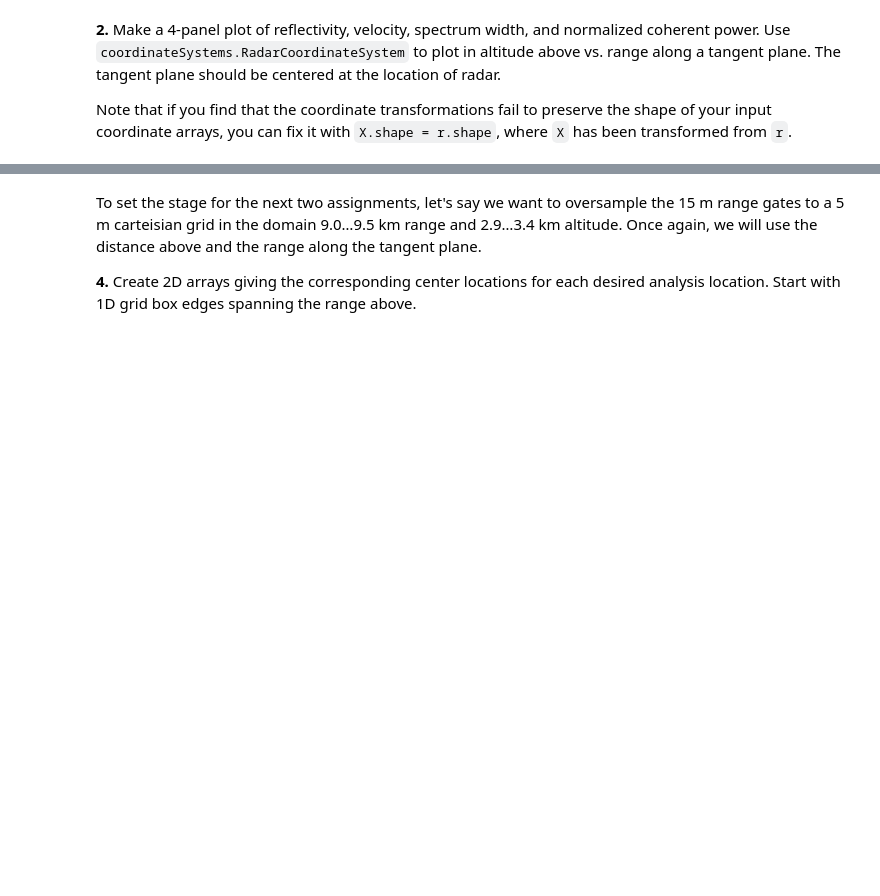
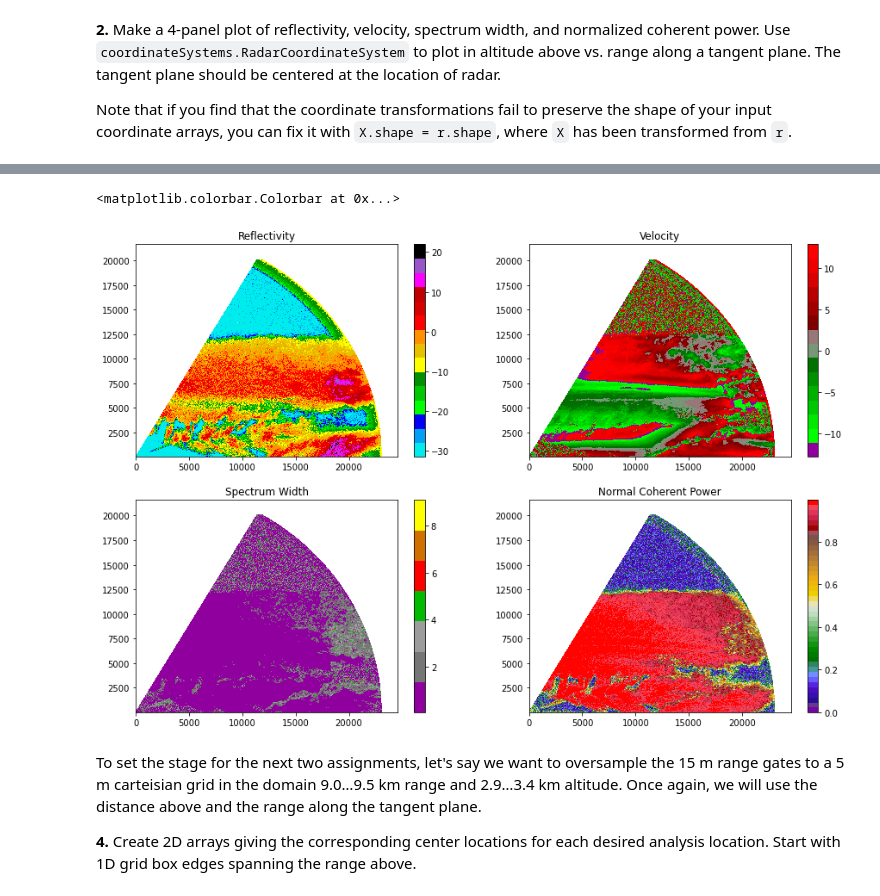
Before and after one commit to jillianndufort/Data-Fields, a Jupyter notebook: Homework 3-Dufort.ipynb, the cells around one changed output, grey strips where cells are left out. Cells and saved outputs as stored; diff of their text form; code cells hidden in the pictures; blank space fills up the shorter version.

```diff
--- a/Homework 3-Dufort.ipynb
+++ b/Homework 3-Dufort.ipynb
@@ -212,3 +209,46 @@ print(d.range[1]-d.range[0])
+# %%
+# Where is the radar? What is its gate spacing?
+
+# print(d.latitude)
+# print(d.longitude)
+# print(d.range[1]-d.range[0])
+
+lon = d.longitude.values
+lat = d.latitude.values
+
+from coordinateSystems import MapProjection
+
+az_equi = MapProjection(projection = 'aeqd', lon_0 = lon, lat_0 = lat)
+X_az, Y_az, Z_az = az_equi.fromECEF(X, Y, Z)
+
+X_az.shape = range_2d.shape
+Y_az.shape = azimuth_2d.shape
+Z_az.shape = elevation_2d.shape
+
+fig, axs = plt.subplots(2,2, squeeze=False, figsize=(15,10))
+
+im1 = axs[0,0].pcolormesh(X_az, Z_az, reflect, cmap = NWSReflectivity)
+axs[0,0].set_title('Reflectivity')
+#axs[0,0].set_xlabel('Time (UTC)')
+plt.colorbar(im1, ax=axs[0,0])
+
+im2 = axs[0,1].pcolormesh(X_az, Z_az, velocity, cmap = NWSVelocity)
+axs[0,1].set_title('Velocity')
+#axs[0,1].set_xlabel('Time (UTC)')
+plt.colorbar(im2, ax=axs[0,1])
+
+im3 = axs[1,0].pcolormesh(X_az, Z_az, spec_wid, cmap = NWSSpecWidth)
+axs[1,0].set_title('Spectrum Width')
+#axs[1,0].set_xlabel('Time (UTC)')
+plt.colorbar(im3, ax=axs[1,0])
+
+im4 = axs[1,1].pcolormesh(X_az, Z_az, norm_co_power, cmap = NWSNorm)
+axs[1,1].set_title('Normal Coherent Power')
+#axs[1,1].set_xlabel('Time (UTC)')
+plt.colorbar(im4, ax=axs[1,1])
+# %% [output]
+<matplotlib.colorbar.Colorbar at 0x...>
+[figure, added]
 # %% [markdown]
 To set the stage for the next two assignments, let's say we want to oversample the 15 m range gates to a 5 m carteisian grid in the domain 9.0…9.5 km range and 2.9…3.4 km altitude. Once again, we will use the distance above and the range along the tangent plane.
 
```
Also changed, not shown: parts of 5 cells of this notebook.
